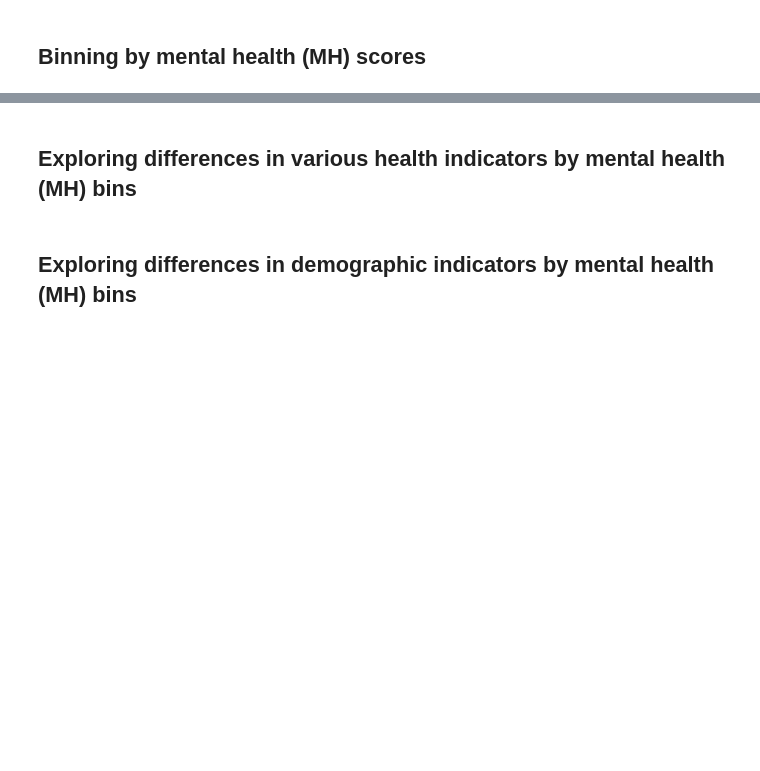
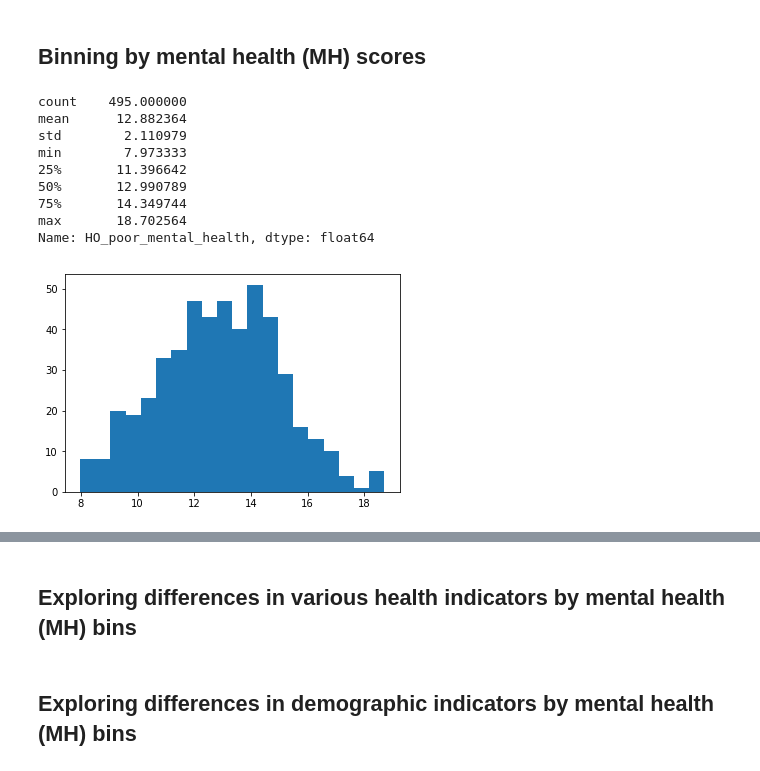
Before and after one commit to PetitsPoissons/Health_Project, a Jupyter notebook: data_exploration_MHbins.ipynb, the cells around one changed output, grey strips where cells are left out. Drawn from its saved outputs; the diff is of its cells as text; code cells hidden in the pictures; blank space fills up the shorter version.

```diff
--- a/data_exploration_MHbins.ipynb
+++ b/data_exploration_MHbins.ipynb
@@ -208,3 +226,17 @@ df['HO_poor_mental_health'].describe()
+# %%
+plt.hist(df['HO_poor_mental_health'], bins=20)
+df['HO_poor_mental_health'].describe()
+# %% [output]
+count    495.000000
+mean      12.882364
+std        2.110979
+min        7.973333
+25%       11.396642
+50%       12.990789
+75%       14.349744
+max       18.702564
+Name: HO_poor_mental_health, dtype: float64
+[figure, added]
 # %%
 # Calculate quantiles on mental health outcome (MH) & prepare bins
 bins = [5]
```
Also changed, not shown: parts of 56 cells of this notebook, 1 other file.
